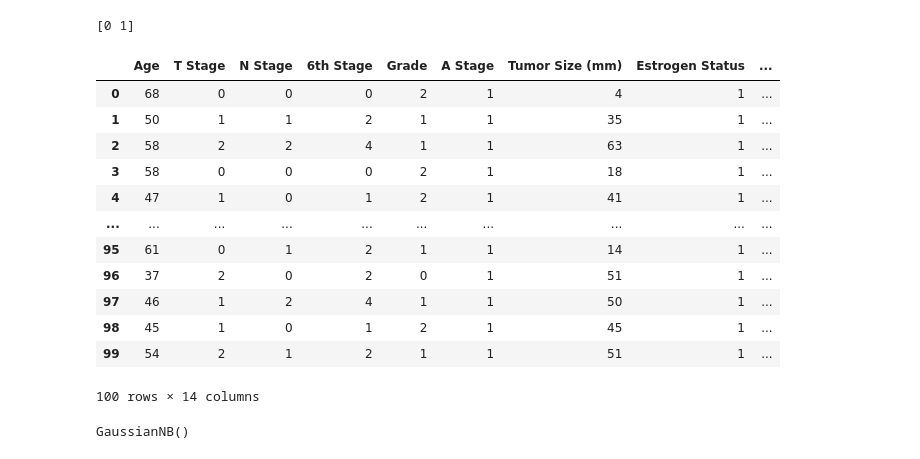
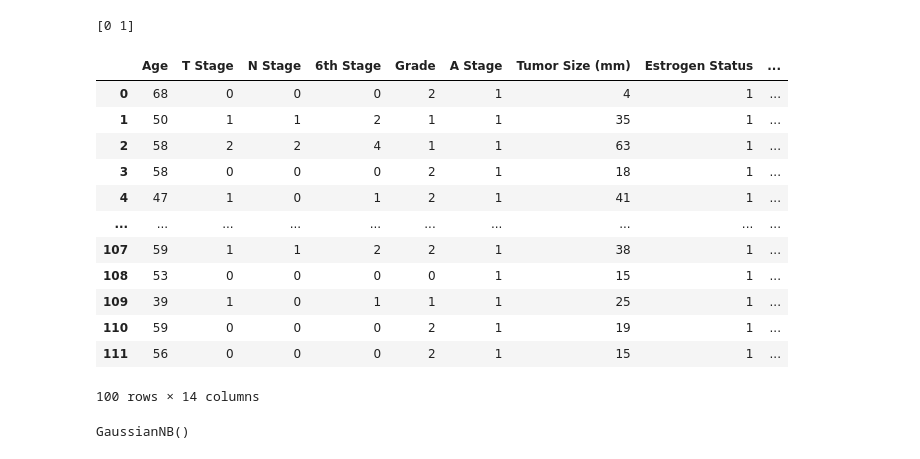
Before and after one commit to jeancarson/Block3Epic, a Jupyter notebook: final workflow/naive_bayes.ipynb, the cells around one changed output. Saved outputs shown, nothing was run; the diff lists cells and outputs as text; code cells hidden in the pictures.

```diff
--- a/final workflow/naive_bayes.ipynb
+++ b/final workflow/naive_bayes.ipynb
@@ -31,28 +31,28 @@ print(unique_status_values) #checking what values alive and dead are mapped to
 # %%
 # Apply the transformation
 df['Survived 50 months '] = df['Survival Months'].apply(lambda x: 1 if x > 50 else 0)
 
 # Drop the original "Survival Months" column
 
 # Select features and target variable
 X = df[['Age','Tumor Size (mm)', 'Regional Node Examined', 'Regional Node Positive']]
 y = df['Survived 50 months ']  # Use the new target variable "Survived 50 months"
-
+df = df[df['Status'] != 1]
 # Print the updated DataFrame
 df.head(100)
 # %% [output]
 |  | Age | T Stage | N Stage | 6th Stage | Grade | A Stage | Tumor Size (mm) | Estrogen Status | ... |
 | 0 | 68 | 0 | 0 | 0 | 2 | 1 | 4 | 1 | ... |
 | 1 | 50 | 1 | 1 | 2 | 1 | 1 | 35 | 1 | ... |
 | 2 | 58 | 2 | 2 | 4 | 1 | 1 | 63 | 1 | ... |
 | 3 | 58 | 0 | 0 | 0 | 2 | 1 | 18 | 1 | ... |
 | 4 | 47 | 1 | 0 | 1 | 2 | 1 | 41 | 1 | ... |
 | ... | ... | ... | ... | ... | ... | ... | ... | ... | ... |
-| 95 | 61 | 0 | 1 | 2 | 1 | 1 | 14 | 1 | ... |
-| 96 | 37 | 2 | 0 | 2 | 0 | 1 | 51 | 1 | ... |
-| 97 | 46 | 1 | 2 | 4 | 1 | 1 | 50 | 1 | ... |
-| 98 | 45 | 1 | 0 | 1 | 2 | 1 | 45 | 1 | ... |
-| 99 | 54 | 2 | 1 | 2 | 1 | 1 | 51 | 1 | ... |
+| 107 | 59 | 1 | 1 | 2 | 2 | 1 | 38 | 1 | ... |
+| 108 | 53 | 0 | 0 | 0 | 0 | 1 | 15 | 1 | ... |
+| 109 | 39 | 1 | 0 | 1 | 1 | 1 | 25 | 1 | ... |
+| 110 | 59 | 0 | 0 | 0 | 2 | 1 | 19 | 1 | ... |
+| 111 | 56 | 0 | 0 | 0 | 2 | 1 | 15 | 1 | ... |
 100 rows × 14 columns
 # %%
 #setting up train test
```
Also changed, not shown: parts of 2 cells of this notebook.
